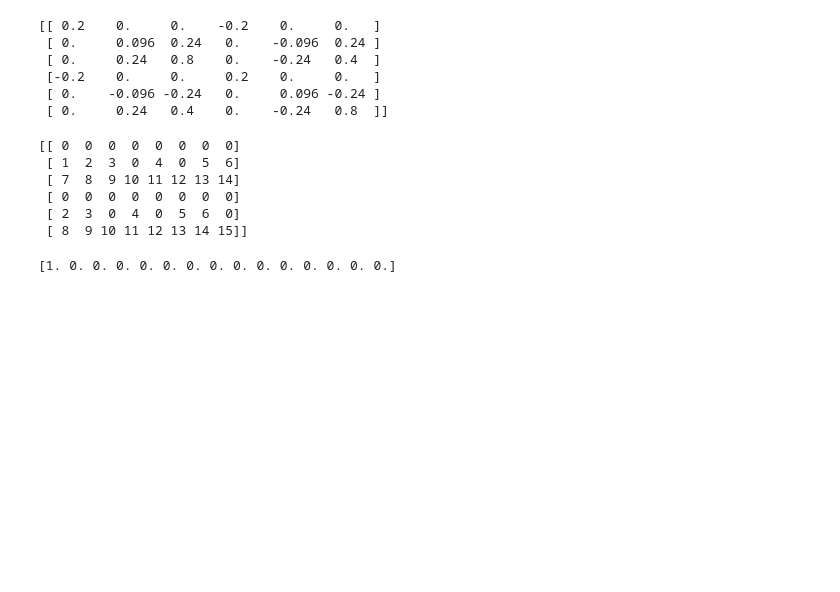
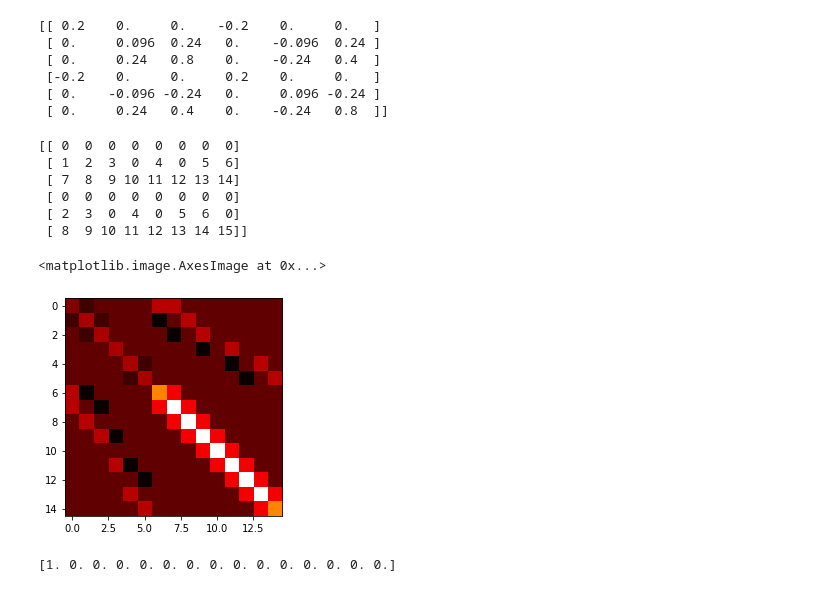
Before and after one commit to jacquetgottfried/cours_pont_aci, a Jupyter notebook: LIRA.ipynb, the cells around one changed output. Saved outputs shown, nothing was run; the diff lists cells and outputs as text; code cells hidden in the pictures; blank space fills up the shorter version.

```diff
--- a/LIRA.ipynb
+++ b/LIRA.ipynb
@@ -92,15 +93,20 @@ print(LM)
 # %%
 # Assemblage de la matrice de rigidité
 K_global_2 = np.zeros((15, 15), dtype=np.float32)
 
 K_global_2 = assemblage_matrice_rigidite(LM, 0, K_global_2, mat_elem_global_1)
 K_global_2 = assemblage_matrice_rigidite(LM, 1, K_global_2, mat_elem_global_2)
 K_global_2 = assemblage_matrice_rigidite(LM, 2, K_global_2, mat_elem_global_3)
 K_global_2 = assemblage_matrice_rigidite(LM, 3, K_global_2, mat_elem_global_4)
 K_global_2 = assemblage_matrice_rigidite(LM, 4, K_global_2, mat_elem_global_5)
 K_global_2 = assemblage_matrice_rigidite(LM, 5, K_global_2, mat_elem_global_6)
 K_global_2 = assemblage_matrice_rigidite(LM, 6, K_global_2, mat_elem_global_7)
 K_global_2 = assemblage_matrice_rigidite(LM, 7, K_global_2, mat_elem_global_8)
+
+plt.imshow(K_global_2, cmap='hot', interpolation='nearest')
+# %% [output]
+<matplotlib.image.AxesImage at 0x...>
+[figure, added]
 # %%
 #Vecteur de Force Nodale
 P_global    = np.zeros(15)
```
Also changed, not shown: parts of 2 cells of this notebook, 2 other files.
